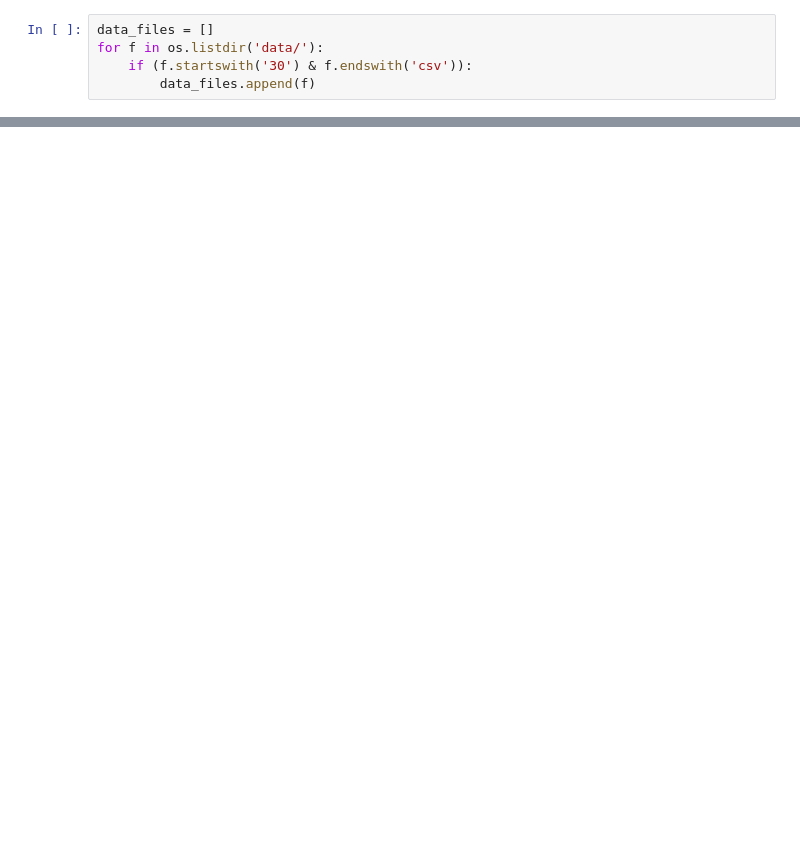
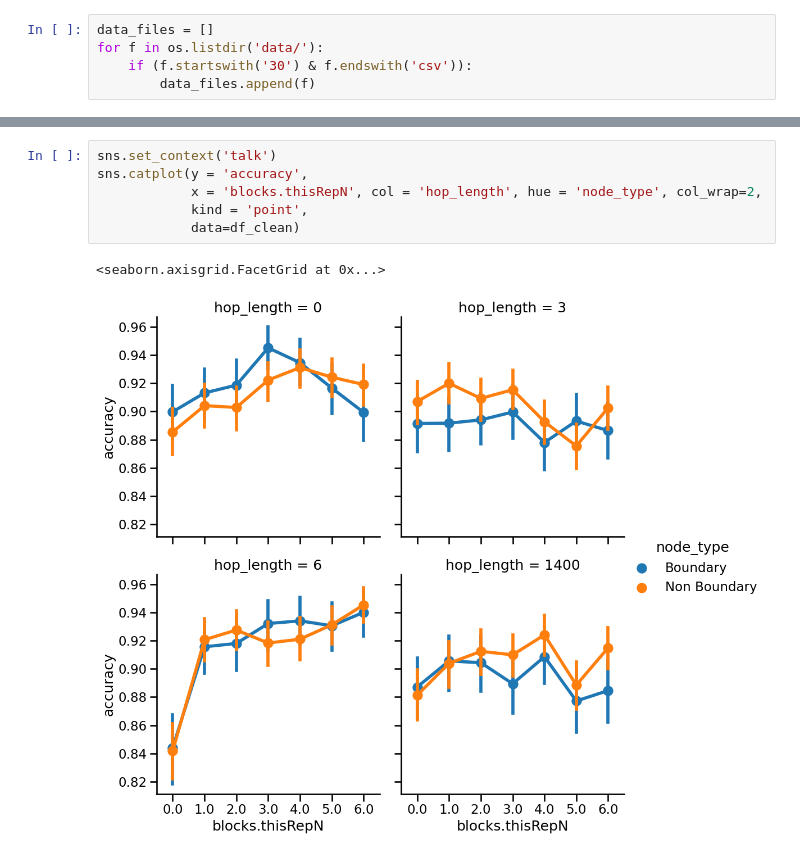
Before and after one commit to tejas-savalia/event-boundaries, a Jupyter notebook: eb_03/analyses/analysis_sandbox.ipynb, the cells around one changed output, grey strips where cells are left out. Saved outputs shown, nothing was run; the diff lists cells and outputs as text; blank space fills up the shorter version.

```diff
--- a/eb_03/analyses/analysis_sandbox.ipynb
+++ b/eb_03/analyses/analysis_sandbox.ipynb
@@ -64,0 +77,9 @@ df_clean
+# %%
+sns.set_context('talk')
+sns.catplot(y = 'accuracy',
+            x = 'blocks.thisRepN', col = 'hop_length', hue = 'node_type', col_wrap=2,
+            kind = 'point',
+            data=df_clean)
+# %% [output]
+<seaborn.axisgrid.FacetGrid at 0x...>
+[figure, added]
```
Also changed, not shown: parts of 16 cells of this notebook.
